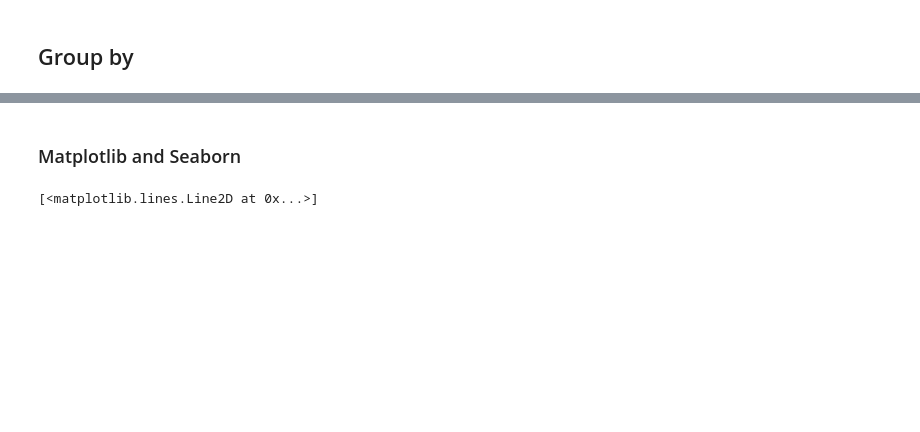
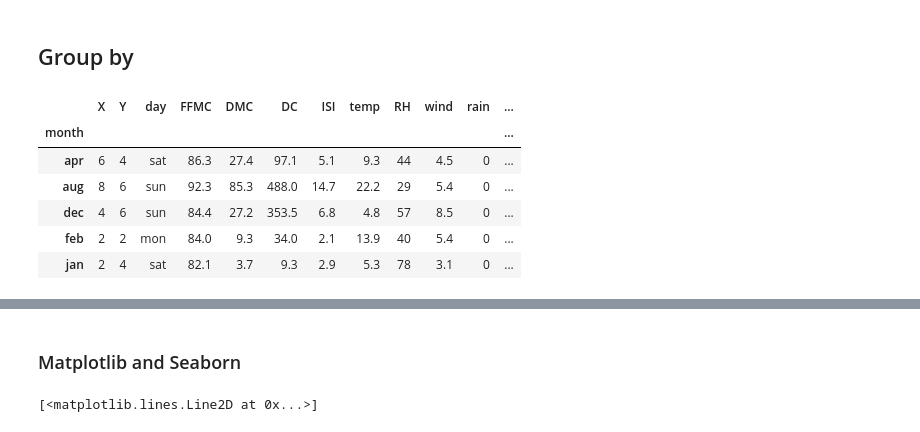
Before and after one commit to deenhe91/QlouderPythonSession, a Jupyter notebook: PythonStarter.ipynb, the cells around one changed output, grey strips where cells are left out. Saved outputs shown, nothing was run; the diff lists cells and outputs as text; code cells hidden in the pictures; blank space fills up the shorter version.

```diff
--- a/PythonStarter.ipynb
+++ b/PythonStarter.ipynb
@@ -231,0 +174,12 @@ actors['domestic_gross','worldwide_gross'].agg(['mean','count','std','min','max'
+# %%
+# select the first row in each group
+# (.head() just so the printed dataframe won't fill up your whole screen. It's not needed)
+months.first().head()
+# %% [output]
+|  | X | Y | day | FFMC | DMC | DC | ISI | temp | RH | wind | rain | ... |
+| month |  |  |  |  |  |  |  |  |  |  |  | ... |
+| apr | 6 | 4 | sat | 86.3 | 27.4 | 97.1 | 5.1 | 9.3 | 44 | 4.5 | 0 | ... |
+| aug | 8 | 6 | sun | 92.3 | 85.3 | 488.0 | 14.7 | 22.2 | 29 | 5.4 | 0 | ... |
+| dec | 4 | 6 | sun | 84.4 | 27.2 | 353.5 | 6.8 | 4.8 | 57 | 8.5 | 0 | ... |
+| feb | 2 | 2 | mon | 84.0 | 9.3 | 34.0 | 2.1 | 13.9 | 40 | 5.4 | 0 | ... |
+| jan | 2 | 4 | sat | 82.1 | 3.7 | 9.3 | 2.9 | 5.3 | 78 | 3.1 | 0 | ... |
```
Also changed, not shown: parts of 23 cells of this notebook.
